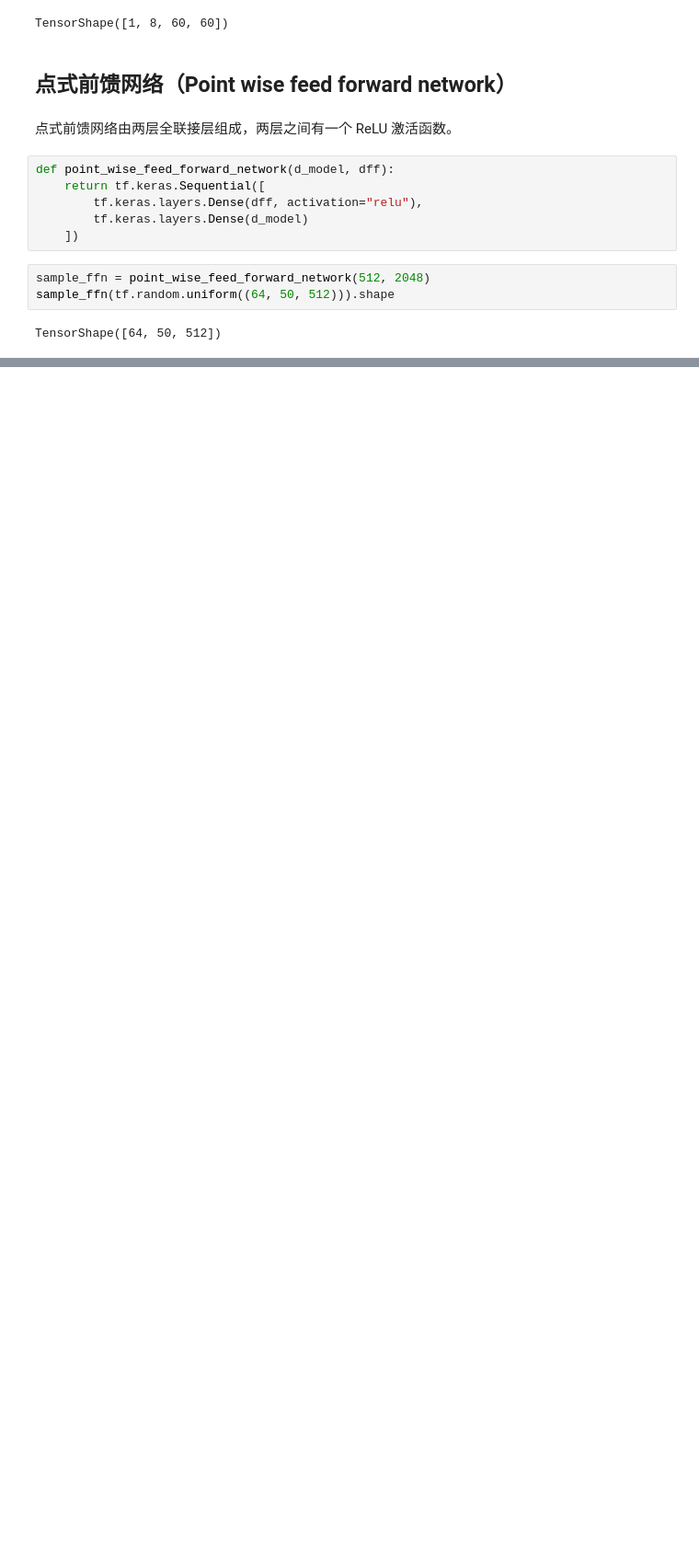
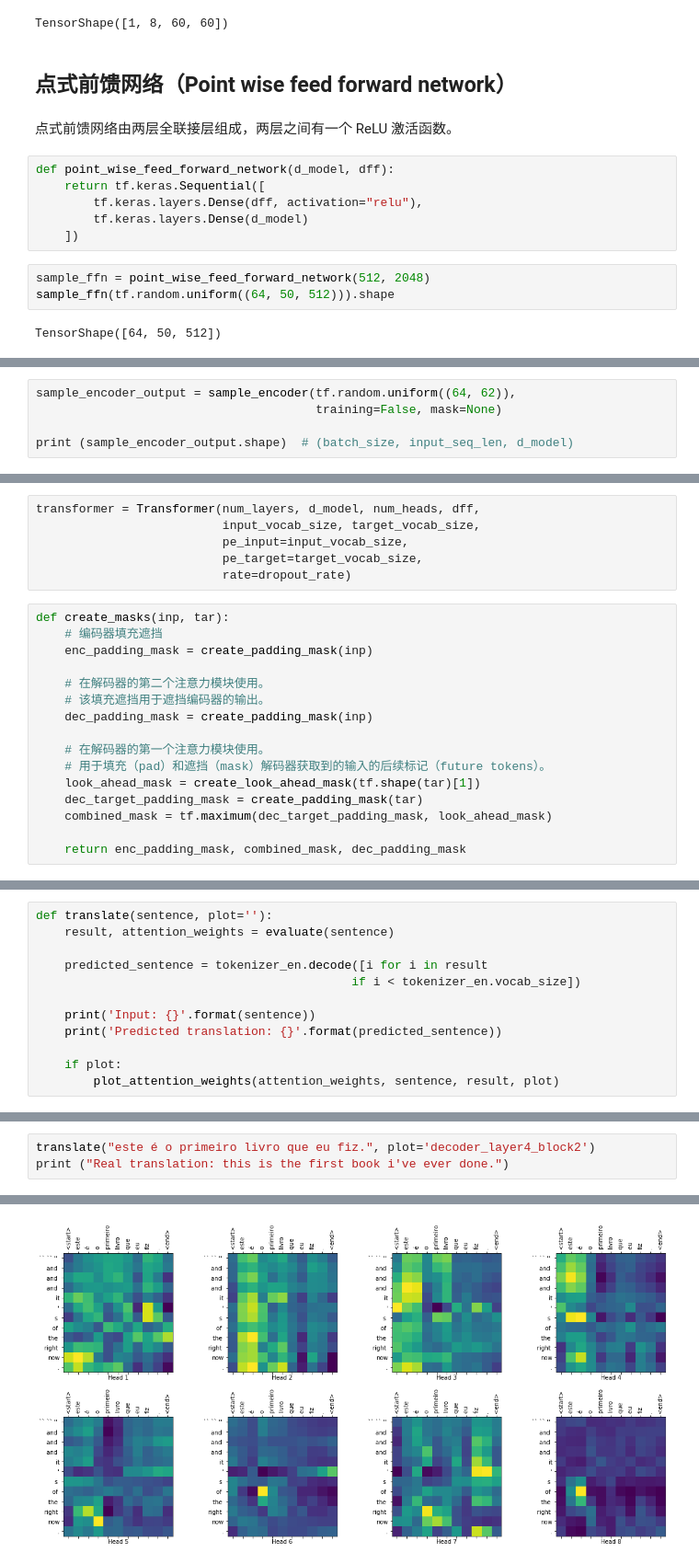
Before and after one commit to Crisescode/text-classification, a Jupyter notebook: Transformer/transformer.ipynb, the cells around one changed output, grey strips where cells are left out. Shown at 92% size. Drawn from its saved outputs; the diff is of its cells as text; blank space fills up the shorter version.

Commit message:
update transformer

```diff
--- a/Transformer/transformer.ipynb
+++ b/Transformer/transformer.ipynb
@@ -496,0 +615,5 @@ TypeError: __init__() missing 2 required positional arguments: 'input_vocab_size
+# %%
+sample_encoder_output = sample_encoder(tf.random.uniform((64, 62)),
+                                       training=False, mask=None)
+
+print (sample_encoder_output.shape)  # (batch_size, input_seq_len, d_model)
@@ -496,0 +802,22 @@ TypeError: __init__() missing 2 required positional arguments: 'input_vocab_size
+# %%
+transformer = Transformer(num_layers, d_model, num_heads, dff,
+                          input_vocab_size, target_vocab_size,
+                          pe_input=input_vocab_size,
+                          pe_target=target_vocab_size,
+                          rate=dropout_rate)
+# %%
+def create_masks(inp, tar):
+    # 编码器填充遮挡
+    enc_padding_mask = create_padding_mask(inp)
+
+    # 在解码器的第二个注意力模块使用。
+    # 该填充遮挡用于遮挡编码器的输出。
+    dec_padding_mask = create_padding_mask(inp)
+
+    # 在解码器的第一个注意力模块使用。
+    # 用于填充（pad）和遮挡（mask）解码器获取到的输入的后续标记（future tokens）。
+    look_ahead_mask = create_look_ahead_mask(tf.shape(tar)[1])
+    dec_target_padding_mask = create_padding_mask(tar)
+    combined_mask = tf.maximum(dec_target_padding_mask, look_ahead_mask)
+
+    return enc_padding_mask, combined_mask, dec_padding_mask
@@ -496,0 +1030,12 @@ TypeError: __init__() missing 2 required positional arguments: 'input_vocab_size
+# %%
+def translate(sentence, plot=''):
+    result, attention_weights = evaluate(sentence)
+
+    predicted_sentence = tokenizer_en.decode([i for i in result
+                                            if i < tokenizer_en.vocab_size])
+
+    print('Input: {}'.format(sentence))
+    print('Predicted translation: {}'.format(predicted_sentence))
+
+    if plot:
+        plot_attention_weights(attention_weights, sentence, result, plot)
@@ -496,0 +1107,4 @@ TypeError: __init__() missing 2 required positional arguments: 'input_vocab_size
+# %%
+translate("este é o primeiro livro que eu fiz.", plot='decoder_layer4_block2')
+print ("Real translation: this is the first book i've ever done.")
+# %% [output]
@@ -496,0 +1128 @@ TypeError: __init__() missing 2 required positional arguments: 'input_vocab_size
+[figure, added]
```
Also changed, not shown: parts of 48 cells of this notebook.
